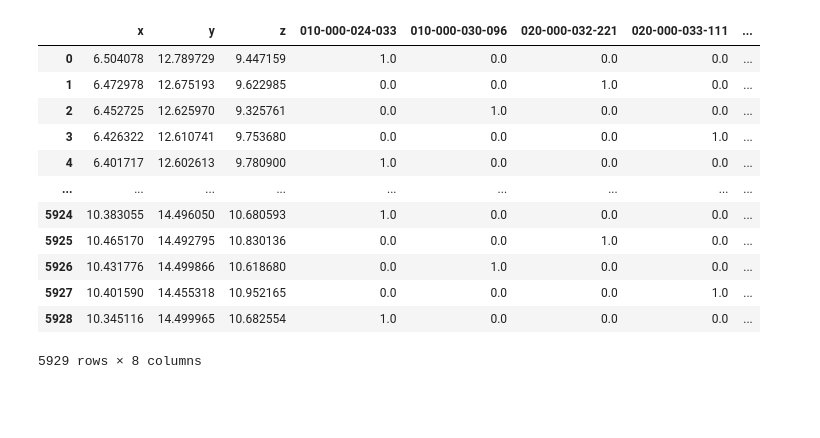
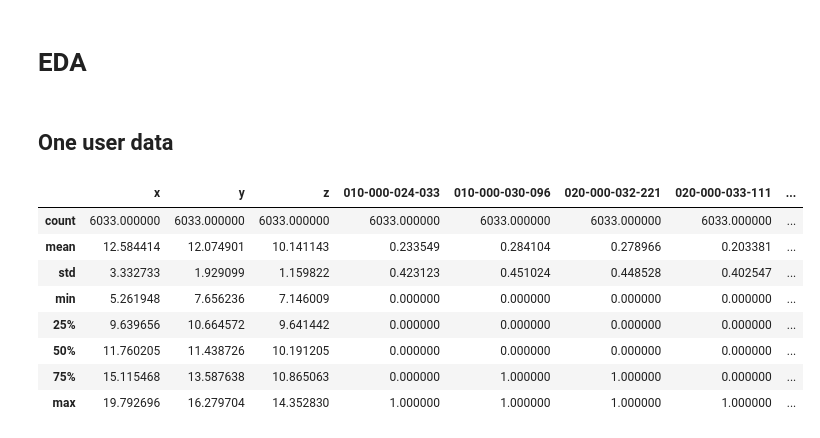
Before and after one commit to plumol/data1030-final-project, a Jupyter notebook: explore.ipynb, the cells around one changed output. Cells and saved outputs as stored; diff of their text form; code cells hidden in the pictures; blank space fills up the shorter version.

```diff
--- a/explore.ipynb
+++ b/explore.ipynb
@@ -5,17 +7,17 @@ import matplotlib.pyplot as plt
+# %% [markdown]
+# EDA
+# %% [markdown]
+## One user data
 # %%
-df = pd.read_csv("./data/test/data_24.csv")
-df
+df = pd.read_csv("./data/train/data_10.csv")
+df.describe()
 # %% [output]
 |  | x | y | z | 010-000-024-033 | 010-000-030-096 | 020-000-032-221 | 020-000-033-111 | ... |
-| 0 | 6.504078 | 12.789729 | 9.447159 | 1.0 | 0.0 | 0.0 | 0.0 | ... |
-| 1 | 6.472978 | 12.675193 | 9.622985 | 0.0 | 0.0 | 1.0 | 0.0 | ... |
-| 2 | 6.452725 | 12.625970 | 9.325761 | 0.0 | 1.0 | 0.0 | 0.0 | ... |
-| 3 | 6.426322 | 12.610741 | 9.753680 | 0.0 | 0.0 | 0.0 | 1.0 | ... |
-| 4 | 6.401717 | 12.602613 | 9.780900 | 1.0 | 0.0 | 0.0 | 0.0 | ... |
-| ... | ... | ... | ... | ... | ... | ... | ... | ... |
-| 5924 | 10.383055 | 14.496050 | 10.680593 | 1.0 | 0.0 | 0.0 | 0.0 | ... |
-| 5925 | 10.465170 | 14.492795 | 10.830136 | 0.0 | 0.0 | 1.0 | 0.0 | ... |
-| 5926 | 10.431776 | 14.499866 | 10.618680 | 0.0 | 1.0 | 0.0 | 0.0 | ... |
-| 5927 | 10.401590 | 14.455318 | 10.952165 | 0.0 | 0.0 | 0.0 | 1.0 | ... |
-| 5928 | 10.345116 | 14.499965 | 10.682554 | 1.0 | 0.0 | 0.0 | 0.0 | ... |
+| count | 6033.000000 | 6033.000000 | 6033.000000 | 6033.000000 | 6033.000000 | 6033.000000 | 6033.000000 | ... |
+| mean | 12.584414 | 12.074901 | 10.141143 | 0.233549 | 0.284104 | 0.278966 | 0.203381 | ... |
+| std | 3.332733 | 1.929099 | 1.159822 | 0.423123 | 0.451024 | 0.448528 | 0.402547 | ... |
+| min | 5.261948 | 7.656236 | 7.146009 | 0.000000 | 0.000000 | 0.000000 | 0.000000 | ... |
+| 25% | 9.639656 | 10.664572 | 9.641442 | 0.000000 | 0.000000 | 0.000000 | 0.000000 | ... |
+| 50% | 11.760205 | 11.438726 | 10.191205 | 0.000000 | 0.000000 | 0.000000 | 0.000000 | ... |
+| 75% | 15.115468 | 13.587638 | 10.865063 | 0.000000 | 1.000000 | 1.000000 | 0.000000 | ... |
+| max | 19.792696 | 16.279704 | 14.352830 | 1.000000 | 1.000000 | 1.000000 | 1.000000 | ... |
-5929 rows × 8 columns
```
Also changed, not shown: parts of 7 cells of this notebook.
